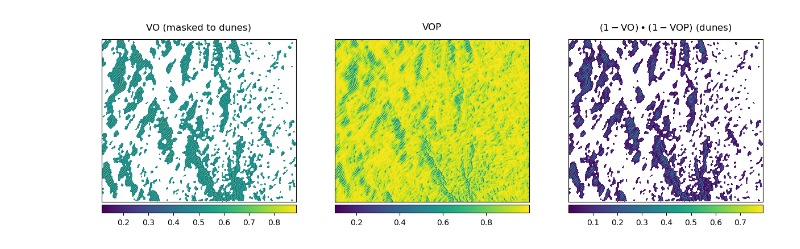
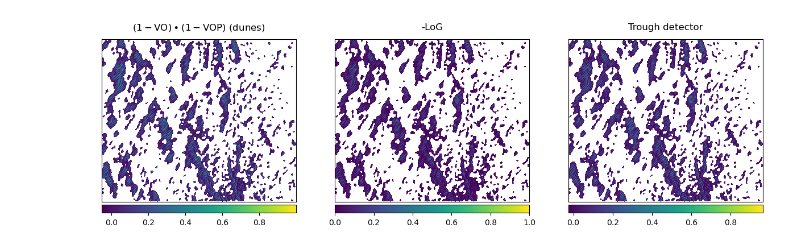
Before and after one commit to morawskij/Snow-dune-mapping, a Jupyter notebook: skeletonize_tool.ipynb, the cells around one changed output. Saved outputs shown, nothing was run; the diff lists cells and outputs as text; code cells hidden in the pictures.

```diff
--- a/skeletonize_tool.ipynb
+++ b/skeletonize_tool.ipynb
@@ -83,7 +83,7 @@ class raster_data:
 
         return raster_data(raster=self.data[x0:x1,y0:y1],profile=self.profile,name=self.name,treshold_val=self.treshold_val,nodata_value=self.nodata)
 
-    def tresholded(self,treshold,name=None):
+    def tresholded(self,treshold,name=None,boolean=True):
 
         if name is None:
             name=self.name
@@ -92,7 +92,12 @@ class raster_data:
         if treshold>np.max(self.data):
             treshold_val=None
 
-        return raster_data(raster=np.where(self.data>treshold,1,0),profile=self.profile,name=name,treshold_val=treshold_val,nodata_value=self.nodata)
+        if boolean:
+            for_matching=1
+        else:
+            for_matching=self.data
+
+        return raster_data(raster=np.where(self.data>self.nodata,np.where(self.data>treshold,for_matching,0),self.nodata),profile=self.profile,name=name,treshold_val=treshold_val,nodata_value=self.nodata)
 
     def padded(self,pad_width=1,pad_mode='constant',pad_vals=(0,0),name=None):
 
@@ -166,6 +171,11 @@ class raster_data:
             name=self.name
 
         return raster_data(raster=np.where(self.data==val,1,0),profile=self.profile,name=name,treshold_val=self.treshold_val)
+
+    def normalize_positive(self):
+
+        dummy = self.tresholded(0,boolean=False)
+        return dummy.multiply_by(1.0/dummy.max)
 
     def skeletonize_B(self,boolean=True,last_check=False):
         arr=padded_array(self.data,self.x,self.y)
@@ -278,18 +288,24 @@ class raster_data:
         with rasterio.open(outfile, 'w', **self.profile) as dst:
             dst.write(self.data.astype(dtype),1)
 # %%
+VOVOP_treshold=0.05
 VOP_path=r'C:\Users\morawski-j\Desktop\JM_stage\Antarctic_experimenting\VOP_test_smoothed.tif'
 VO_path=r'C:\Users\morawski-j\Desktop\JM_stage\Antarctic_experimenting\VO_test_mask_buffer.tif'
 VO = raster_data(from_path=True,input_path=VO_path,nodata_value=-10,name="VO (masked to dunes)")
 VOP = raster_data(from_path=True,input_path=VOP_path,nodata_value=-10,name="VOP")
-VOVOP=VO.multiply_by(-1).add(1).multiply_by(VOP.multiply_by(-1).add(1),name=r'$(1-$'"VO"r'$)\bullet(1-$'"VOP"r'$)$'" (dunes)")
+VOVOP=VO.multiply_by(-1).add(1).multiply_by(VOP.multiply_by(-1).add(1),name=r'$(1-$'"VO"r'$)\bullet(1-$'"VOP"r'$)$'" (dunes)").normalize_positive().add(-VOVOP_treshold).multiply_by(1/(1-VOVOP_treshold))
+LoG_path=r'C:\Users\morawski-j\Desktop\JM_stage\Antarctic_experimenting\LoG_for_trough_skeleton.tif'
+LoG_full = raster_data(from_path=True,input_path=LoG_path,nodata_value=-1,name="LoG",data_criterion=treshold_data_criterion(-1))
+LoG_trough_detector=LoG_full.multiply_by(-1,name="-LoG").normalize_positive()
+for_skeleton=VOVOP.add(LoG_trough_detector).multiply_by(0.5,name="Trough detector")
+
 fig,ax=plt.subplots(ncols=3,figsize=(15,6))
 i=0
-for rst in VO, VOP, VOVOP:
+for rst in VOVOP,LoG_trough_detector,for_skeleton:
     rst.visualize(fig=fig,ax=ax[i])
     i+=1
 # %% [output]
-[figure, old version]
+[figure, new version]
 # %%
 crop_x=[0.08,0.14]
 crop_y=[0.14,0.2]
```
Also changed, not shown: parts of 2 cells of this notebook.
